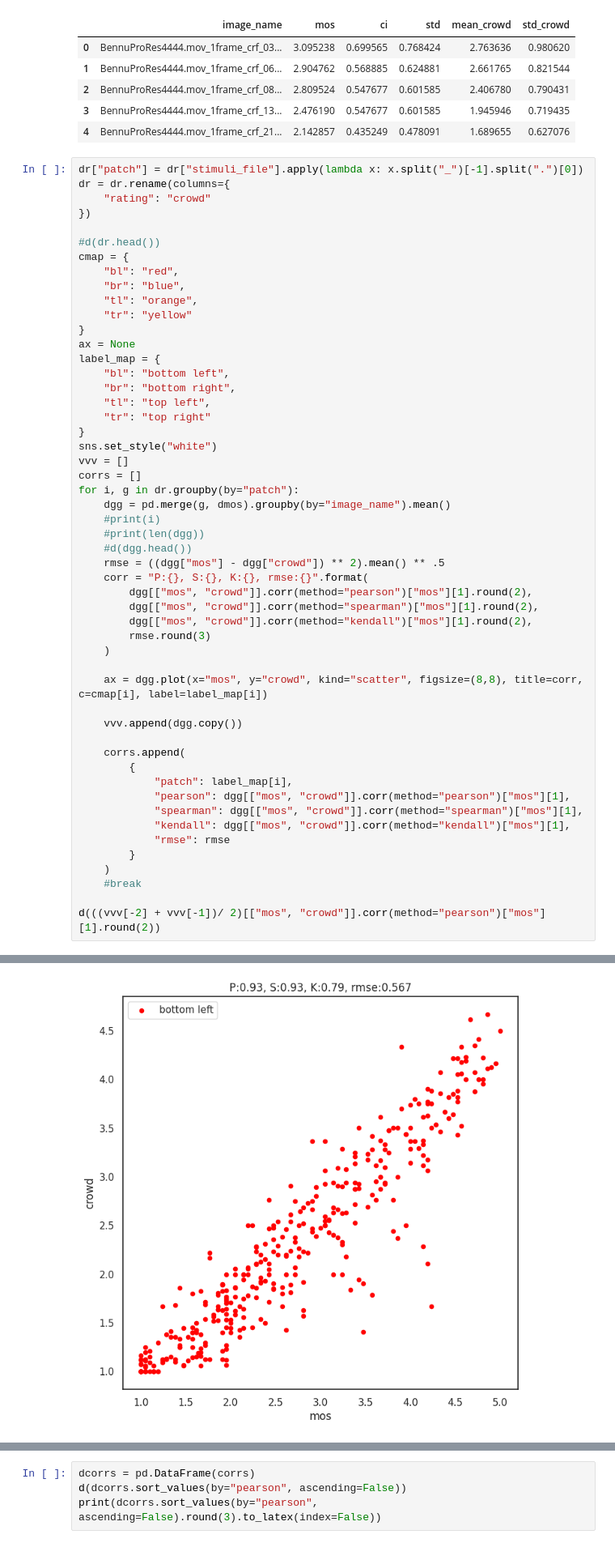
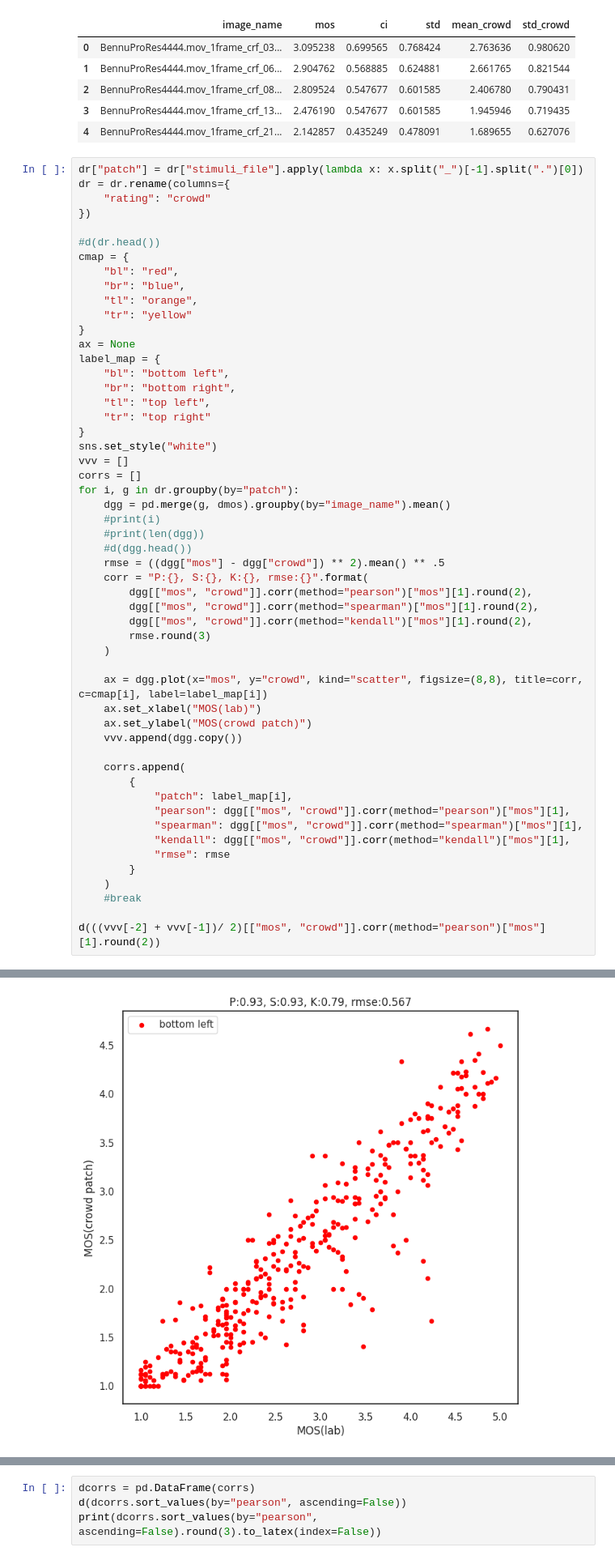
Before and after one commit to Telecommunication-Telemedia-Assessment/image_quality_test, a Jupyter notebook: test_2/analyze.ipynb, the cells around one changed output, grey strips where cells are left out. Shown at 81% size. Saved outputs shown, nothing was run; the diff lists cells and outputs as text.

```diff
--- a/test_2/analyze.ipynb
+++ b/test_2/analyze.ipynb
@@ -350,32 +354,33 @@ for i, g in dr.groupby(by="patch"):
     rmse = ((dgg["mos"] - dgg["crowd"]) ** 2).mean() ** .5
     corr = "P:{}, S:{}, K:{}, rmse:{}".format(
         dgg[["mos", "crowd"]].corr(method="pearson")["mos"][1].round(2),
         dgg[["mos", "crowd"]].corr(method="spearman")["mos"][1].round(2),
         dgg[["mos", "crowd"]].corr(method="kendall")["mos"][1].round(2),
         rmse.round(3)
     )
 
     ax = dgg.plot(x="mos", y="crowd", kind="scatter", figsize=(8,8), title=corr, c=cmap[i], label=label_map[i])
-
+    ax.set_xlabel("MOS(lab)")
+    ax.set_ylabel("MOS(crowd patch)")
     vvv.append(dgg.copy())
 
     corrs.append(
         {
             "patch": label_map[i],
             "pearson": dgg[["mos", "crowd"]].corr(method="pearson")["mos"][1],
             "spearman": dgg[["mos", "crowd"]].corr(method="spearman")["mos"][1],
             "kendall": dgg[["mos", "crowd"]].corr(method="kendall")["mos"][1],
             "rmse": rmse
         }
     )
     #break
 
 d(((vvv[-2] + vvv[-1])/ 2)[["mos", "crowd"]].corr(method="pearson")["mos"][1].round(2))
 # %% [output]
 A value is trying to be set on a copy of a slice from a DataFrame.
 Try using .loc[row_indexer,col_indexer] = value instead
 
 See the caveats in the documentation: https://pandas.pydata.org/pandas-docs/stable/user_guide/indexing.html#returning-a-view-versus-a-copy
   dr["patch"] = dr["stimuli_file"].apply(lambda x: x.split("_")[-1].split(".")[0])
 0.96
-[figure, old version]
+[figure, new version]
```
Also changed, not shown: parts of 8 cells of this notebook, 1 other file.
